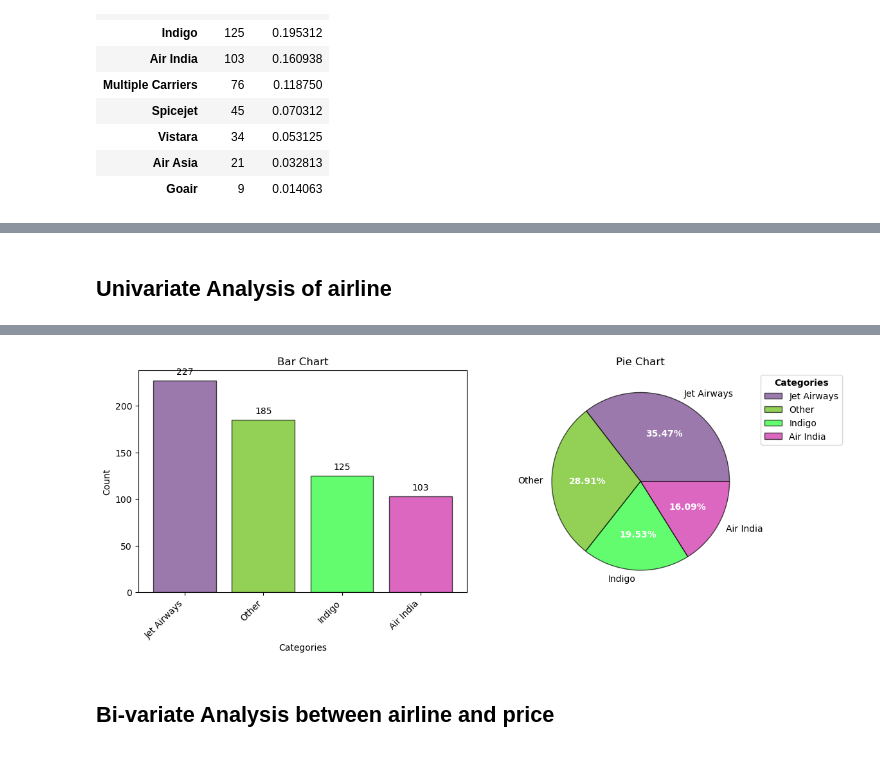
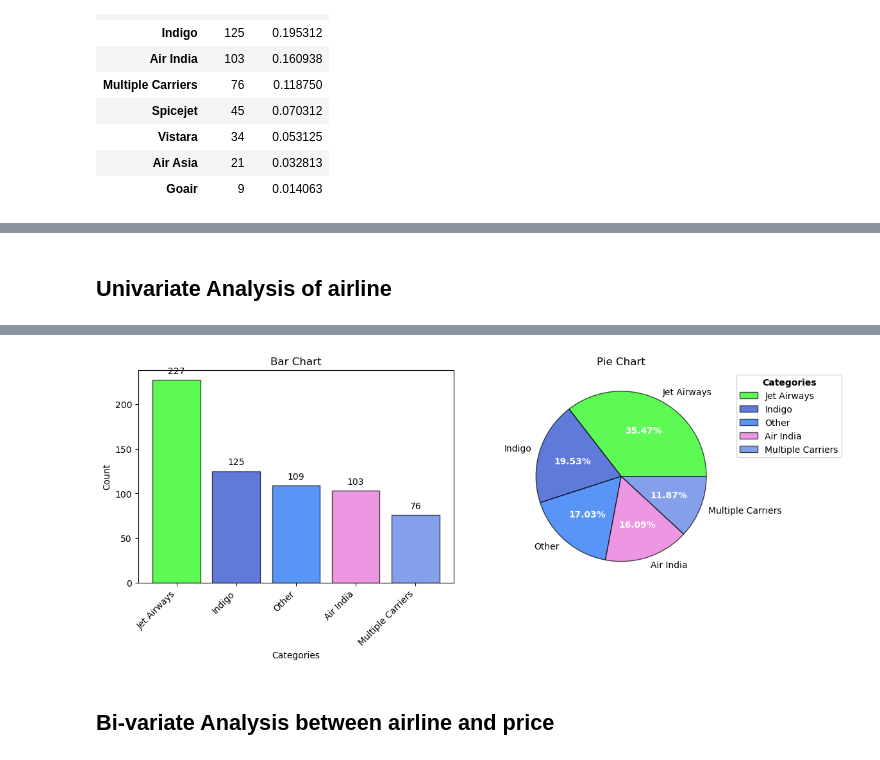
Before and after one commit to mursaleen-sengr/Flight-_price_prediction_using_AWSSagemaker, a Jupyter notebook: notebook/EDA.ipynb, the cells around one changed output, grey strips where cells are left out. Cells and saved outputs as stored; diff of their text form; code cells hidden in the pictures.

```diff
--- a/notebook/EDA.ipynb
+++ b/notebook/EDA.ipynb
@@ -257,9 +271,9 @@ Univariate Analysis of airline
 # %%
-eda_helper_functions.cat_univar_plots(train, "airline", show_wordcloud=False, k=3)
+eda_helper_functions.cat_univar_plots(train, "airline", show_wordcloud=False, k=4)
 # %% [output]
 Univariate Analysis of airline
 [interactive output not drawn]
-[figure, old version]
+[figure, new version]
 # %%
 eda_helper_functions.num_cat_bivar_plots(
 	data=train,
```
Also changed, not shown: parts of 8 cells of this notebook, 3 other files.
